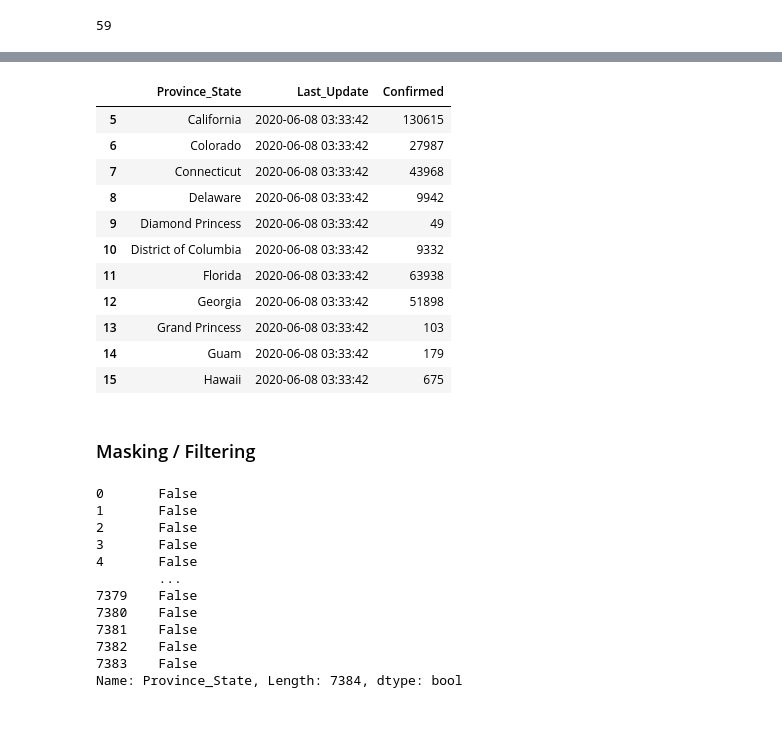
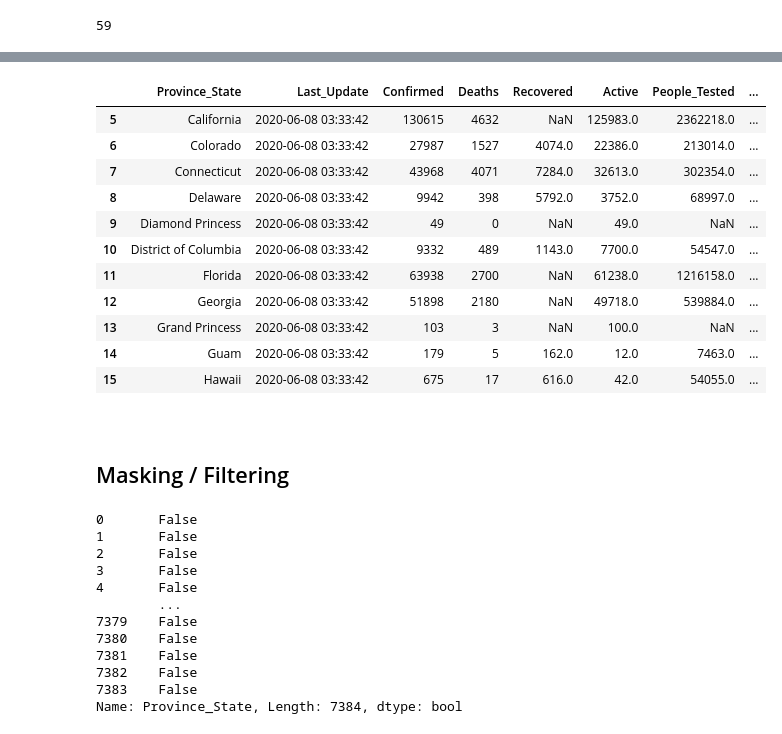
Before and after one commit to MnemoSemiotic/prem_prep_july20, a Jupyter notebook: stats/07_exploring_with_pandas/Johns_Hopkins_COVID19_with_Pandas_Matplotlib.ipynb, the cells around one changed output, grey strips where cells are left out. Saved outputs shown, nothing was run; the diff lists cells and outputs as text; code cells hidden in the pictures.

```diff
--- a/stats/07_exploring_with_pandas/Johns_Hopkins_COVID19_with_Pandas_Matplotlib.ipynb
+++ b/stats/07_exploring_with_pandas/Johns_Hopkins_COVID19_with_Pandas_Matplotlib.ipynb
@@ -245,22 +287,23 @@ df[2000:2015]
 # %%
-# .loc() is inclusive
-subset_df = df.loc[5:15, ['Province_State', 'Last_Update', 'Confirmed']]
-
+# .loc() is inclusive on the right
+subset_df = df.loc[5:15, ['Province_State', 'Last_Update', 'Confirmed', 'Deaths', 'Recovered', 'Active', 'People_Tested', 'People_Hospitalized']]
 subset_df
 # %% [output]
-|  | Province_State | Last_Update | Confirmed |
-| 5 | California | 2020-06-08 03:33:42 | 130615 |
-| 6 | Colorado | 2020-06-08 03:33:42 | 27987 |
-| 7 | Connecticut | 2020-06-08 03:33:42 | 43968 |
-| 8 | Delaware | 2020-06-08 03:33:42 | 9942 |
-| 9 | Diamond Princess | 2020-06-08 03:33:42 | 49 |
-| 10 | District of Columbia | 2020-06-08 03:33:42 | 9332 |
-| 11 | Florida | 2020-06-08 03:33:42 | 63938 |
-| 12 | Georgia | 2020-06-08 03:33:42 | 51898 |
-| 13 | Grand Princess | 2020-06-08 03:33:42 | 103 |
-| 14 | Guam | 2020-06-08 03:33:42 | 179 |
-| 15 | Hawaii | 2020-06-08 03:33:42 | 675 |
+|  | Province_State | Last_Update | Confirmed | Deaths | Recovered | Active | People_Tested | ... |
+| 5 | California | 2020-06-08 03:33:42 | 130615 | 4632 | NaN | 125983.0 | 2362218.0 | ... |
+| 6 | Colorado | 2020-06-08 03:33:42 | 27987 | 1527 | 4074.0 | 22386.0 | 213014.0 | ... |
+| 7 | Connecticut | 2020-06-08 03:33:42 | 43968 | 4071 | 7284.0 | 32613.0 | 302354.0 | ... |
+| 8 | Delaware | 2020-06-08 03:33:42 | 9942 | 398 | 5792.0 | 3752.0 | 68997.0 | ... |
+| 9 | Diamond Princess | 2020-06-08 03:33:42 | 49 | 0 | NaN | 49.0 | NaN | ... |
+| 10 | District of Columbia | 2020-06-08 03:33:42 | 9332 | 489 | 1143.0 | 7700.0 | 54547.0 | ... |
+| 11 | Florida | 2020-06-08 03:33:42 | 63938 | 2700 | NaN | 61238.0 | 1216158.0 | ... |
+| 12 | Georgia | 2020-06-08 03:33:42 | 51898 | 2180 | NaN | 49718.0 | 539884.0 | ... |
+| 13 | Grand Princess | 2020-06-08 03:33:42 | 103 | 3 | NaN | 100.0 | NaN | ... |
+| 14 | Guam | 2020-06-08 03:33:42 | 179 | 5 | 162.0 | 12.0 | 7463.0 | ... |
+| 15 | Hawaii | 2020-06-08 03:33:42 | 675 | 17 | 616.0 | 42.0 | 54055.0 | ... |
 # %% [markdown]
-### Masking / Filtering
+<br>
+
+## Masking / Filtering
 # %%
 guam_mask = df['Province_State'] == 'Guam'
```
Also changed, not shown: parts of 63 cells of this notebook.
